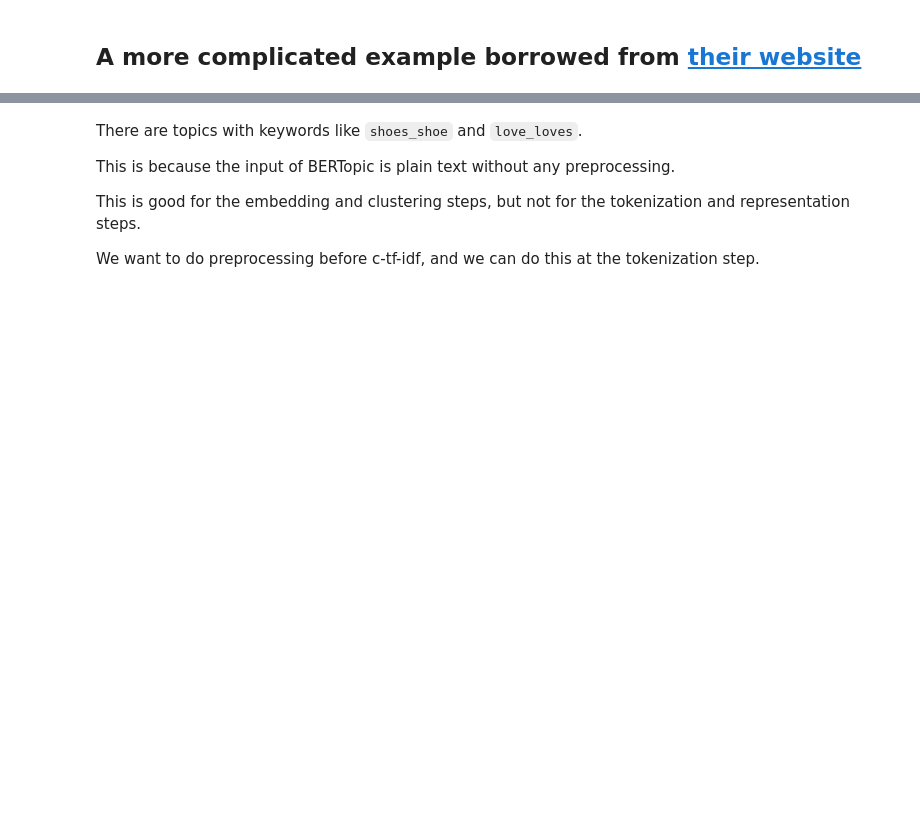
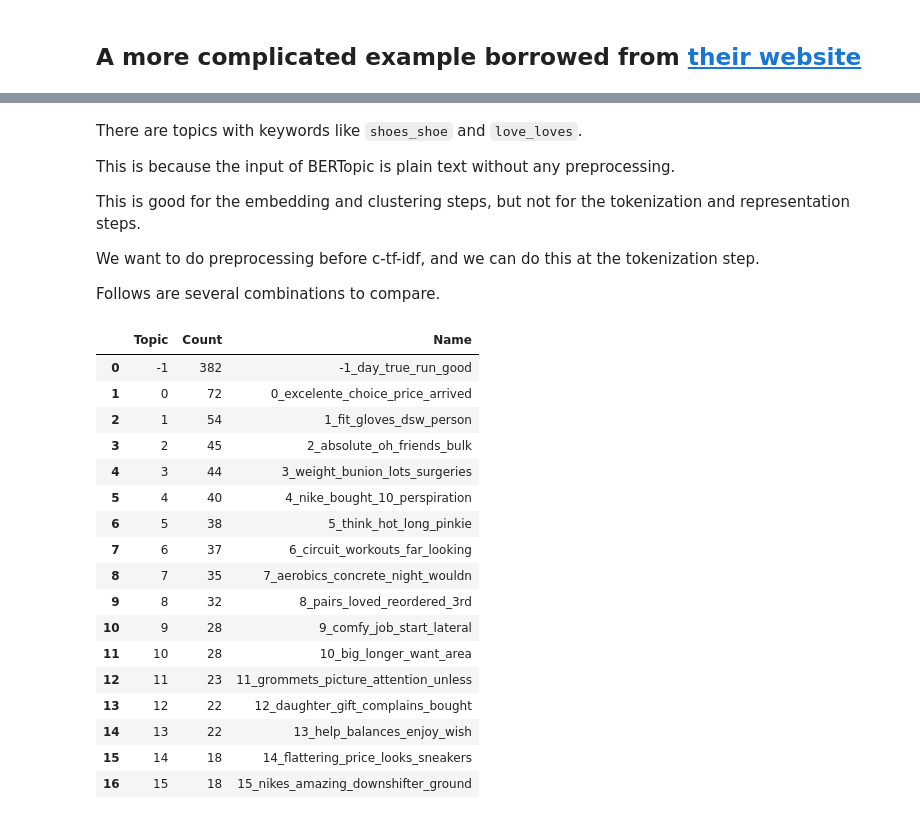
Before and after one commit to EyeofBeholder-NLeSC/orange3-argument, a Jupyter notebook: notebooks/explore_bertopic.ipynb, the cells around one changed output, grey strips where cells are left out. Cells and saved outputs as stored; diff of their text form; code cells hidden in the pictures; blank space fills up the shorter version.

```diff
--- a/notebooks/explore_bertopic.ipynb
+++ b/notebooks/explore_bertopic.ipynb
@@ -178,3 +192,48 @@ This is because the input of BERTopic is plain text without any preprocessing.
 This is good for the embedding and clustering steps, but not for the tokenization and representation steps.
 
 We want to do preprocessing before c-tf-idf, and we can do this at the tokenization step.
+
+Follows are several combinations to compare.
+# %%
+# use KeyBERT model as the keyword model directly and apply that to CountVectorizer
+# do MMR so no need for stemming
+from keybert import KeyBERT
+from sklearn.feature_extraction.text import CountVectorizer
+from bertopic.representation import MaximalMarginalRelevance
+from bertopic.vectorizers import ClassTfidfTransformer
+
+kw_model = KeyBERT()
+keywords = kw_model.extract_keywords(docs)
+
+vocabulary = [k[0] for keyword in keywords for k in keyword]
+vocabulary = list(set(vocabulary))
+
+vectorizer_model = CountVectorizer(vocabulary=vocabulary)
+ctfidf_model = ClassTfidfTransformer(reduce_frequent_words=True)
+representation_model = MaximalMarginalRelevance(diversity=1)
+topic_model.update_topics(
+    docs,
+    vectorizer_model=vectorizer_model,
+    ctfidf_model=ctfidf_model,
+    representation_model=representation_model
+    )
+topic_model.get_topic_info()
+# %% [output]
+|  | Topic | Count | Name |
+| 0 | -1 | 382 | -1_day_true_run_good |
+| 1 | 0 | 72 | 0_excelente_choice_price_arrived |
+| 2 | 1 | 54 | 1_fit_gloves_dsw_person |
+| 3 | 2 | 45 | 2_absolute_oh_friends_bulk |
+| 4 | 3 | 44 | 3_weight_bunion_lots_surgeries |
+| 5 | 4 | 40 | 4_nike_bought_10_perspiration |
+| 6 | 5 | 38 | 5_think_hot_long_pinkie |
+| 7 | 6 | 37 | 6_circuit_workouts_far_looking |
+| 8 | 7 | 35 | 7_aerobics_concrete_night_wouldn |
+| 9 | 8 | 32 | 8_pairs_loved_reordered_3rd |
+| 10 | 9 | 28 | 9_comfy_job_start_lateral |
+| 11 | 10 | 28 | 10_big_longer_want_area |
+| 12 | 11 | 23 | 11_grommets_picture_attention_unless |
+| 13 | 12 | 22 | 12_daughter_gift_complains_bought |
+| 14 | 13 | 22 | 13_help_balances_enjoy_wish |
+| 15 | 14 | 18 | 14_flattering_price_looks_sneakers |
+| 16 | 15 | 18 | 15_nikes_amazing_downshifter_ground |
```
Also changed, not shown: parts of 13 cells of this notebook, 1 other file.
